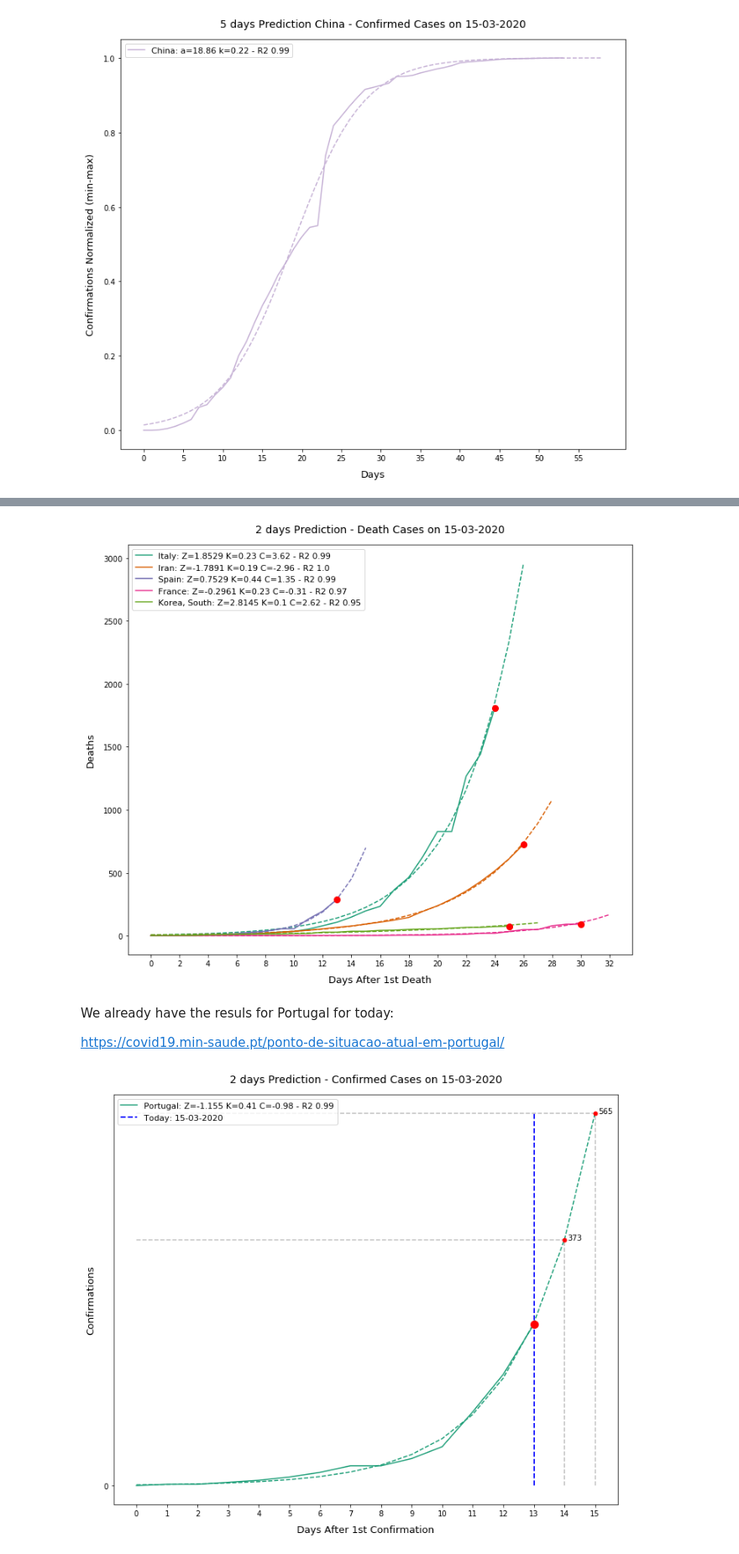
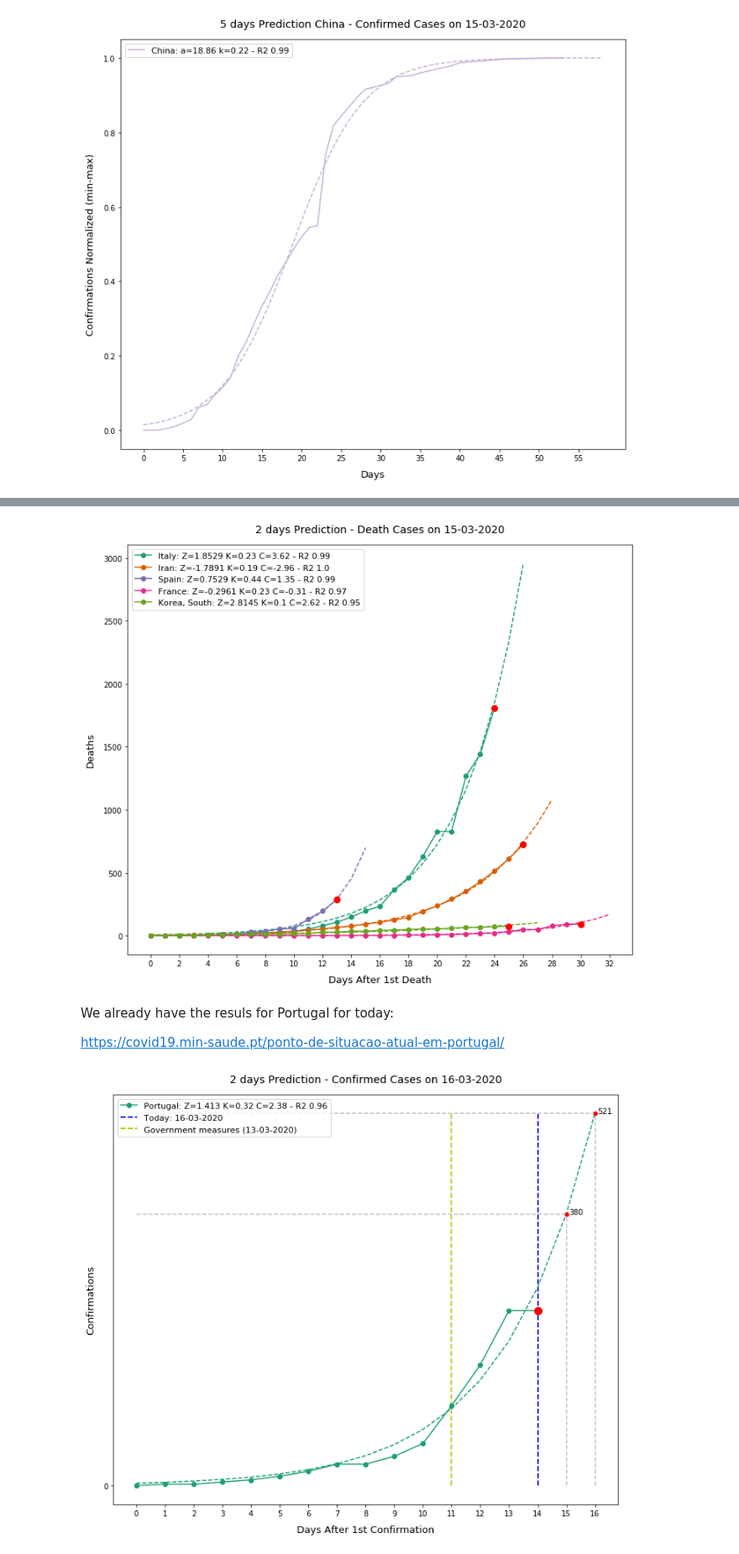
Before and after one commit to taborda11/covid19, a Jupyter notebook: covid-19.ipynb, the cells around one changed output, grey strips where cells are left out. Shown at 84% size. Cells and saved outputs as stored; diff of their text form; code cells hidden in the pictures.

```diff
--- a/covid-19.ipynb
+++ b/covid-19.ipynb
@@ -128,11 +128,11 @@ for i, country in enumerate(countries):
         max_total = maxval
 
     plt.plot(list(range(len(country_data)+1)), np.concatenate((np.array([0]),vals)),
-             label=country, color=colors[i], linewidth=2)
+             label=country, color=colors[i], linewidth=2, marker='o')
 
 _ = plt.xticks(ticks=list(range(0,max_days+1)))
 
-_ = plt.legend(loc='upper left', fontsize=11)
+_ = plt.legend(loc='lower right', fontsize=11)
 _ = plt.title(f'Log10 Confirmed Cases COVID19 on {today}', fontdict={'fontsize':14}, pad=16.0)
 _ = plt.xlabel('Days - After 10th Confirmation', fontdict={'fontsize':13}, labelpad=10.0)
 _ = plt.ylabel('Confirmed Cases', fontdict={'fontsize':13}, labelpad=10.0)
@@ -293,7 +293,7 @@ for i, country_name in enumerate(countries):
 
 
     plt.plot(xdata_all, prevs_to_plot, linestyle='dashed', color=colors[i])
-    plt.plot(xdata_real, country_y, color=colors[i], \
+    plt.plot(xdata_real, country_y, color=colors[i], marker='o', \
              label=f"{country_name}: Z={round(popt[0], 4)} K={round(popt[1], 2)} C={round(popt[2], 2)} - R2 {round(coefficient_of_dermination,2)}")
     _ = plt.plot(len(country_y)-1, country_y[-1], 'ro', markersize=8)
 
@@ -331,7 +331,7 @@ for i, country_name in enumerate(countries):
 
 
     plt.plot(xdata_all, prevs_to_plot, linestyle='dashed', color=colors[i])
-    plt.plot(xdata_real, country_y, color=colors[i], \
+    plt.plot(xdata_real, country_y, color=colors[i], marker='o', \
              label=f"{country_name}: Z={round(popt[0], 4)} K={round(popt[1], 2)} C={round(popt[2], 2)} - R2 {round(coefficient_of_dermination,2)}")
     _ = plt.plot(len(country_y)-1, country_y[-1], 'ro', markersize=8)
 
@@ -342,7 +342,7 @@ _ = plt.xlabel('Days After 1st Death', fontdict={'fontsize':13}, labelpad=10.0)
 _ = plt.ylabel('Deaths', fontdict={'fontsize':13}, labelpad=10.0)
 plt.savefig('data/deaths_top5.png')
 # %% [output]
-[figure, old version]
+[figure, new version]
 # %% [markdown]
 We already have the resuls for Portugal for today:
 
@@ -373,35 +373,37 @@ for i, country_name in enumerate(countries):
 
     if xdata_all[-1] > maximum:
         maximum = xdata_all[-1]
 
     prevs_to_plot = exponential_portugal(np.array(xdata_all), *popt)
     predicted_func = exponential_portugal(np.array(xdata_real), *popt)
     coefficient_of_dermination = r2_score(country_y,  predicted_func)
 
 
     plt.plot(xdata_all, prevs_to_plot, linestyle='dashed', color=colors[i])
-    plt.plot(xdata_real, country_y, color=colors[i], \
+    plt.plot(xdata_real, country_y, color=colors[i], marker='o', \
              label=f"{country_name}: Z={round(popt[0], 3)} K={round(popt[1], 2)} C={round(popt[2], 2)} - R2 {round(coefficient_of_dermination,2)}")
     _ = plt.plot(len(country_y)-1, country_y[-1], 'ro', markersize=10)
 
     yprevs = prevs_to_plot[(xdata_real[-1]+1):].astype(int).tolist()
 
     for yprev, xday in zip(yprevs, x_data_prev):
         _ = plt.vlines(x=xday, ymin=0,  ymax=yprev, linestyles='dashed', colors='silver')
         _ = plt.hlines(y=yprev, xmin=0, xmax=xday, linestyles='dashed', colors='silver')
         _ = plt.text(xday+0.1, yprev, yprev, fontdict=None, withdash=False)
         _ = plt.plot(xday, yprev, 'ro', markersize=5)
 
-_ = plt.vlines(x=xdata_real[-1], ymin=0, ymax=prevs_to_plot[-1], linestyles='dashed', colors='b', label=f'Today: {today}',
+_ = plt.vlines(x=xdata_real[-1], ymin=0, ymax=prevs_to_plot[-1], linestyles='dashed', colors='b', label=f'Today: {today}',linewidth=1.8)
+
+_ = plt.vlines(x=11, ymin=0, ymax=prevs_to_plot[-1], linestyles='dashed', colors='y', label=f'Government measures (13-03-2020)',
               linewidth=1.8)
 _ = plt.xticks(ticks=list(range(0, maximum+1)))
 _ = plt.yticks(ticks=list(range(0, prevs_to_plot[-1].astype(int), 1000)))
 plt.legend(loc='upper left', fontsize=11)
 _ = plt.title(f'{ndays_prev} days Prediction - Confirmed Cases on {today}', fontdict={'fontsize':14}, pad=16.0)
 _ = plt.xlabel('Days After 1st Confirmation', fontdict={'fontsize':13}, labelpad=10.0)
 _ = plt.ylabel('Confirmations', fontdict={'fontsize':13}, labelpad=10.0)
 plt.savefig('data/modelportugal.png')
 # %% [output]
-[figure, old version]
+[figure, new version]
 # %%
 print (yprevs)
```
Also changed, not shown: parts of 6 cells of this notebook.
